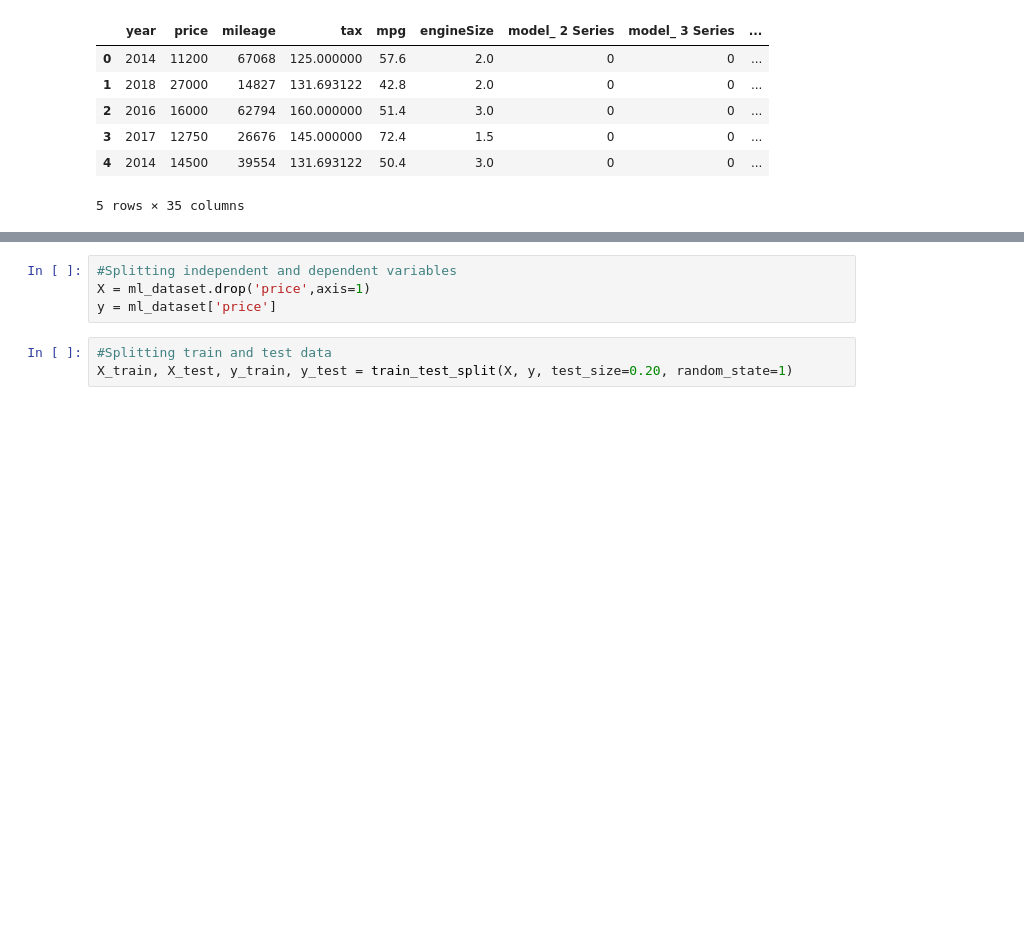
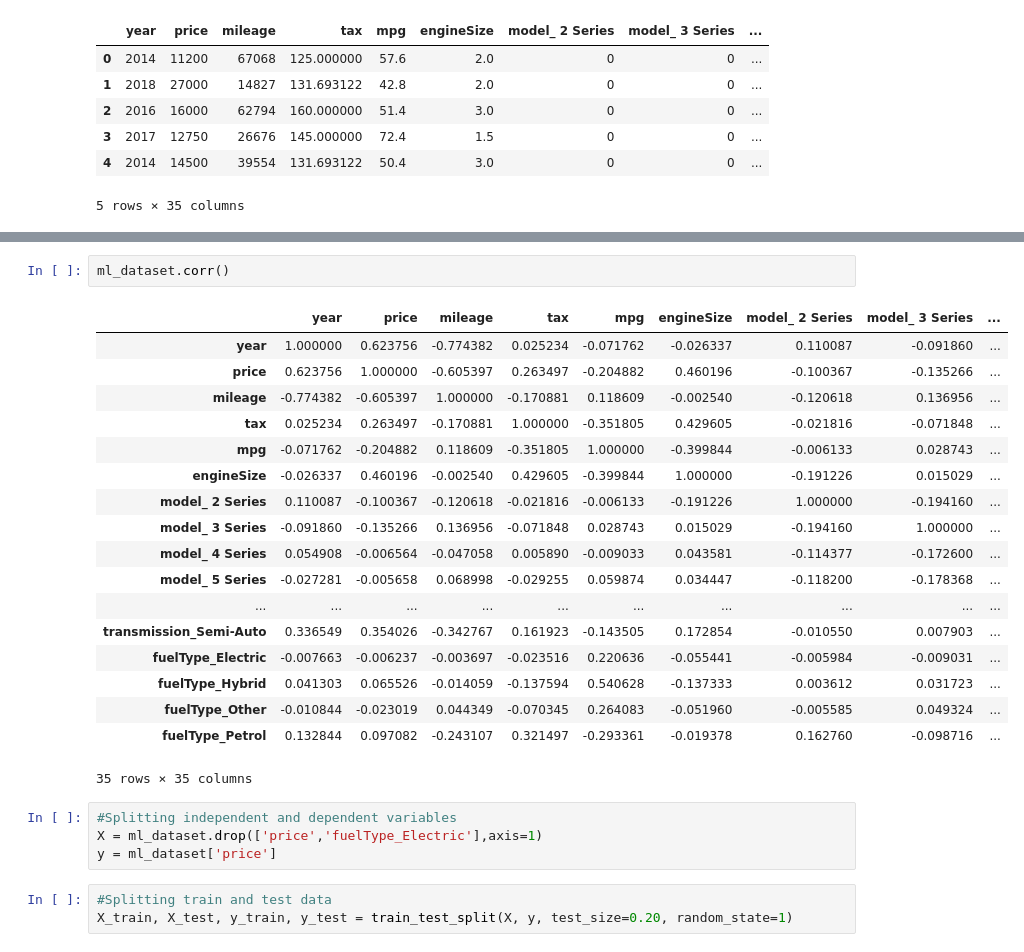
Before and after one commit to SanthoshKumar-T/EDA-ML-Cars-dataset, a Jupyter notebook: car_price_predication.ipynb, the cells around one changed output, grey strips where cells are left out. Saved outputs shown, nothing was run; the diff lists cells and outputs as text; blank space fills up the shorter version.

```diff
--- a/car_price_predication.ipynb
+++ b/car_price_predication.ipynb
@@ -216,6 +231,27 @@ ml_dataset.head()
+# %%
+ml_dataset.corr()
+# %% [output]
+|  | year | price | mileage | tax | mpg | engineSize | model_ 2 Series | model_ 3 Series | ... |
+| year | 1.000000 | 0.623756 | -0.774382 | 0.025234 | -0.071762 | -0.026337 | 0.110087 | -0.091860 | ... |
+| price | 0.623756 | 1.000000 | -0.605397 | 0.263497 | -0.204882 | 0.460196 | -0.100367 | -0.135266 | ... |
+| mileage | -0.774382 | -0.605397 | 1.000000 | -0.170881 | 0.118609 | -0.002540 | -0.120618 | 0.136956 | ... |
+| tax | 0.025234 | 0.263497 | -0.170881 | 1.000000 | -0.351805 | 0.429605 | -0.021816 | -0.071848 | ... |
+| mpg | -0.071762 | -0.204882 | 0.118609 | -0.351805 | 1.000000 | -0.399844 | -0.006133 | 0.028743 | ... |
+| engineSize | -0.026337 | 0.460196 | -0.002540 | 0.429605 | -0.399844 | 1.000000 | -0.191226 | 0.015029 | ... |
+| model_ 2 Series | 0.110087 | -0.100367 | -0.120618 | -0.021816 | -0.006133 | -0.191226 | 1.000000 | -0.194160 | ... |
+| model_ 3 Series | -0.091860 | -0.135266 | 0.136956 | -0.071848 | 0.028743 | 0.015029 | -0.194160 | 1.000000 | ... |
+| model_ 4 Series | 0.054908 | -0.006564 | -0.047058 | 0.005890 | -0.009033 | 0.043581 | -0.114377 | -0.172600 | ... |
+| model_ 5 Series | -0.027281 | -0.005658 | 0.068998 | -0.029255 | 0.059874 | 0.034447 | -0.118200 | -0.178368 | ... |
+| ... | ... | ... | ... | ... | ... | ... | ... | ... | ... |
+| transmission_Semi-Auto | 0.336549 | 0.354026 | -0.342767 | 0.161923 | -0.143505 | 0.172854 | -0.010550 | 0.007903 | ... |
+| fuelType_Electric | -0.007663 | -0.006237 | -0.003697 | -0.023516 | 0.220636 | -0.055441 | -0.005984 | -0.009031 | ... |
+| fuelType_Hybrid | 0.041303 | 0.065526 | -0.014059 | -0.137594 | 0.540628 | -0.137333 | 0.003612 | 0.031723 | ... |
+| fuelType_Other | -0.010844 | -0.023019 | 0.044349 | -0.070345 | 0.264083 | -0.051960 | -0.005585 | 0.049324 | ... |
+| fuelType_Petrol | 0.132844 | 0.097082 | -0.243107 | 0.321497 | -0.293361 | -0.019378 | 0.162760 | -0.098716 | ... |
+35 rows × 35 columns
 # %%
 #Splitting independent and dependent variables
-X = ml_dataset.drop('price',axis=1)
+X = ml_dataset.drop(['price','fuelType_Electric'],axis=1)
 y = ml_dataset['price']
 # %%
 #Splitting train and test data
```
Also changed, not shown: parts of 15 cells of this notebook.
